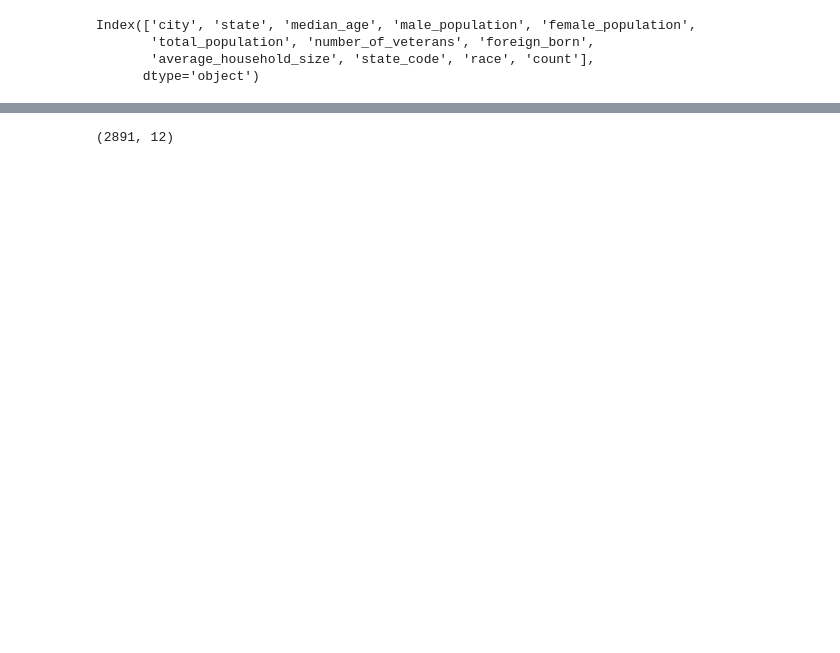
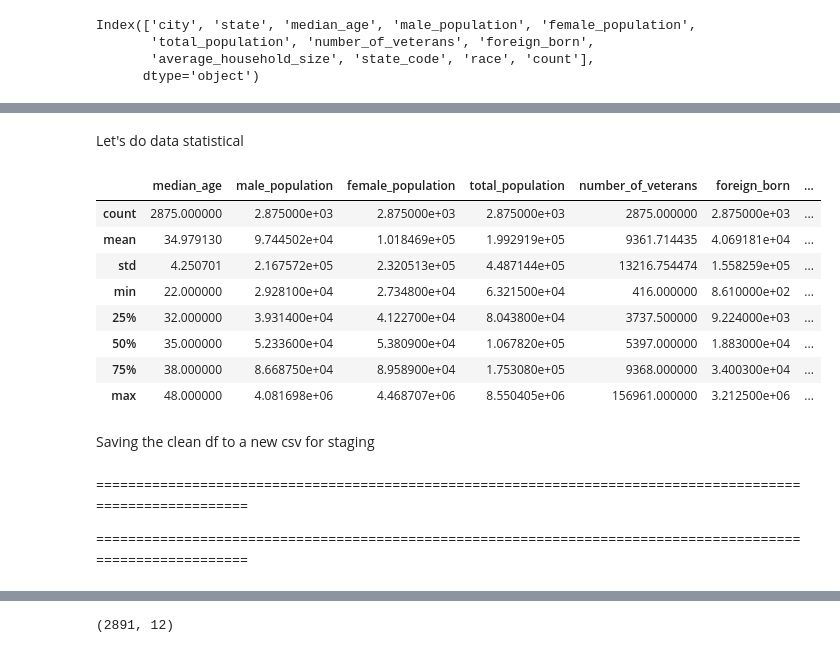
Before and after one commit to doanvanthanhfpt/DataEngineering-CapstoneProject, a Jupyter notebook: unitTest-cleaning_staging_usdemo.ipynb, the cells around one changed output, grey strips where cells are left out. Drawn from its saved outputs; the diff is of its cells as text; code cells hidden in the pictures; blank space fills up the shorter version.

```diff
--- a/unitTest-cleaning_staging_usdemo.ipynb
+++ b/unitTest-cleaning_staging_usdemo.ipynb
@@ -68,3 +203,5 @@ Index(['city', 'state', 'median_age', 'male_population', 'female_population',
        'total_population', 'number_of_veterans', 'foreign_born',
        'average_household_size', 'state_code', 'race', 'count'],
       dtype='object')
+# %%
+citydemo_clean_column_name_df = citydemo_df
@@ -70,0 +227,2 @@ Index(['city', 'state', 'median_age', 'male_population', 'female_population',
+# %%
+citydemo_clean_column_name_df = citydemo_clean_column_name_df.dropna(subset=["male_population","female_population","number_of_veterans","foreign_born","average_household_size"],how="any")
@@ -70,0 +239,10 @@ Index(['city', 'state', 'median_age', 'male_population', 'female_population',
+# %%
+citydemo_clean_column_name_df['state'] = citydemo_clean_column_name_df['state'].astype(str)
+citydemo_clean_column_name_df['median_age'] = citydemo_clean_column_name_df['median_age'].astype(int)
+citydemo_clean_column_name_df['male_population'] = citydemo_clean_column_name_df['male_population'].astype(int)
+citydemo_clean_column_name_df['female_population'] = citydemo_clean_column_name_df['female_population'].astype(int)
+citydemo_clean_column_name_df['total_population'] = citydemo_clean_column_name_df['total_population'].astype(int)
+citydemo_clean_column_name_df['number_of_veterans'] = citydemo_clean_column_name_df['number_of_veterans'].astype(int)
+citydemo_clean_column_name_df['foreign_born'] = citydemo_clean_column_name_df['foreign_born'].astype(int)
+
+citydemo_clean_column_name_df.head()
@@ -70,0 +297,18 @@ Index(['city', 'state', 'median_age', 'male_population', 'female_population',
+# %%
+citydemo_clean_datatype_df = citydemo_clean_column_name_df
+# %% [markdown]
+Let's do data statistical
+# %%
+citydemo_clean_datatype_df.describe()
+# %% [output]
+|  | median_age | male_population | female_population | total_population | number_of_veterans | foreign_born | ... |
+| count | 2875.000000 | 2.875000e+03 | 2.875000e+03 | 2.875000e+03 | 2875.000000 | 2.875000e+03 | ... |
+| mean | 34.979130 | 9.744502e+04 | 1.018469e+05 | 1.992919e+05 | 9361.714435 | 4.069181e+04 | ... |
+| std | 4.250701 | 2.167572e+05 | 2.320513e+05 | 4.487144e+05 | 13216.754474 | 1.558259e+05 | ... |
+| min | 22.000000 | 2.928100e+04 | 2.734800e+04 | 6.321500e+04 | 416.000000 | 8.610000e+02 | ... |
+| 25% | 32.000000 | 3.931400e+04 | 4.122700e+04 | 8.043800e+04 | 3737.500000 | 9.224000e+03 | ... |
+| 50% | 35.000000 | 5.233600e+04 | 5.380900e+04 | 1.067820e+05 | 5397.000000 | 1.883000e+04 | ... |
+| 75% | 38.000000 | 8.668750e+04 | 8.958900e+04 | 1.753080e+05 | 9368.000000 | 3.400300e+04 | ... |
+| max | 48.000000 | 4.081698e+06 | 4.468707e+06 | 8.550405e+06 | 156961.000000 | 3.212500e+06 | ... |
+# %% [markdown]
+Saving the clean df to a new csv for staging
@@ -71,2 +317,6 @@ Index(['city', 'state', 'median_age', 'male_population', 'female_population',
+# %% [markdown]
+===========================================================================================================
+
+===========================================================================================================
 # %%
 citydemo_df
```
Also changed, not shown: parts of 42 cells of this notebook, 3 other files.
